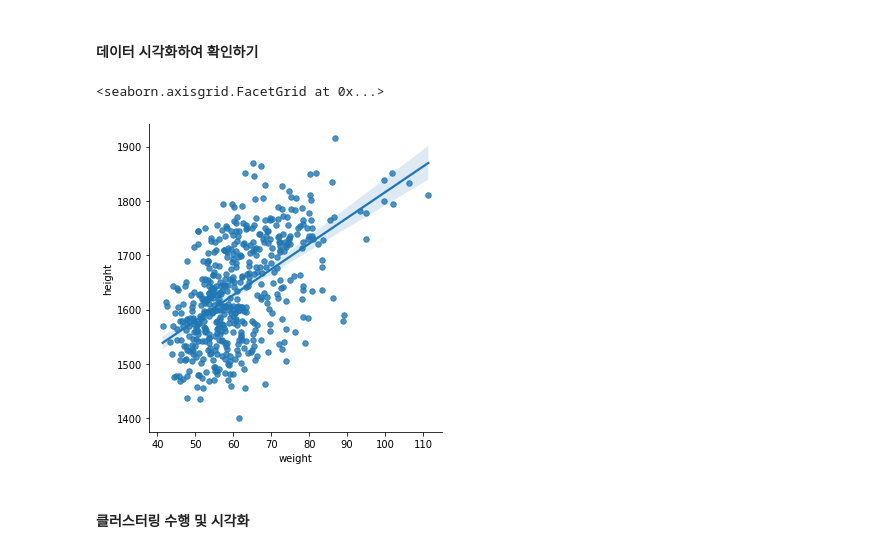
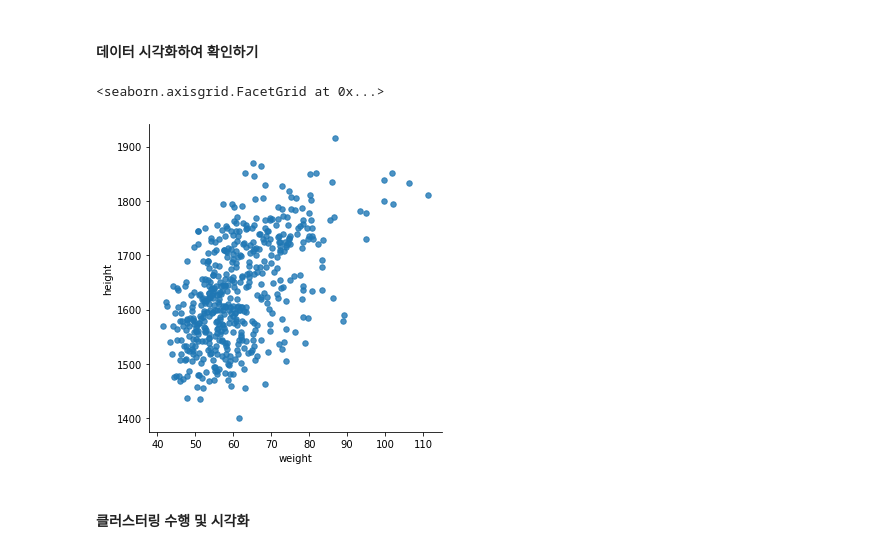
Before and after one commit to ESJoGithub/PythonStudy, a Jupyter notebook: Python_220809_K_means01.ipynb, the cells around one changed output. Cells and saved outputs as stored; diff of their text form; code cells hidden in the pictures.

```diff
--- a/Python_220809_K_means01.ipynb
+++ b/Python_220809_K_means01.ipynb
@@ -35,11 +35,11 @@ print(df_km.shape)
 #### **데이터 시각화하여 확인하기**
 # %%
 sns.lmplot('weight', 'height', data = df_km,
-           fit_reg=True, scatter_kws={"s":30})
+           fit_reg=False, scatter_kws={"s":30})
 # fit_reg 회귀 직선 표시 여부 statter_kwf 점의 사이즈
 # %% [output]
 <seaborn.axisgrid.FacetGrid at 0x...>
-[figure, old version]
+[figure, new version]
 # %% [markdown]
 #### **클러스터링 수행 및 시각화**
 # %%
```
Also changed, not shown: parts of 2 cells of this notebook.
